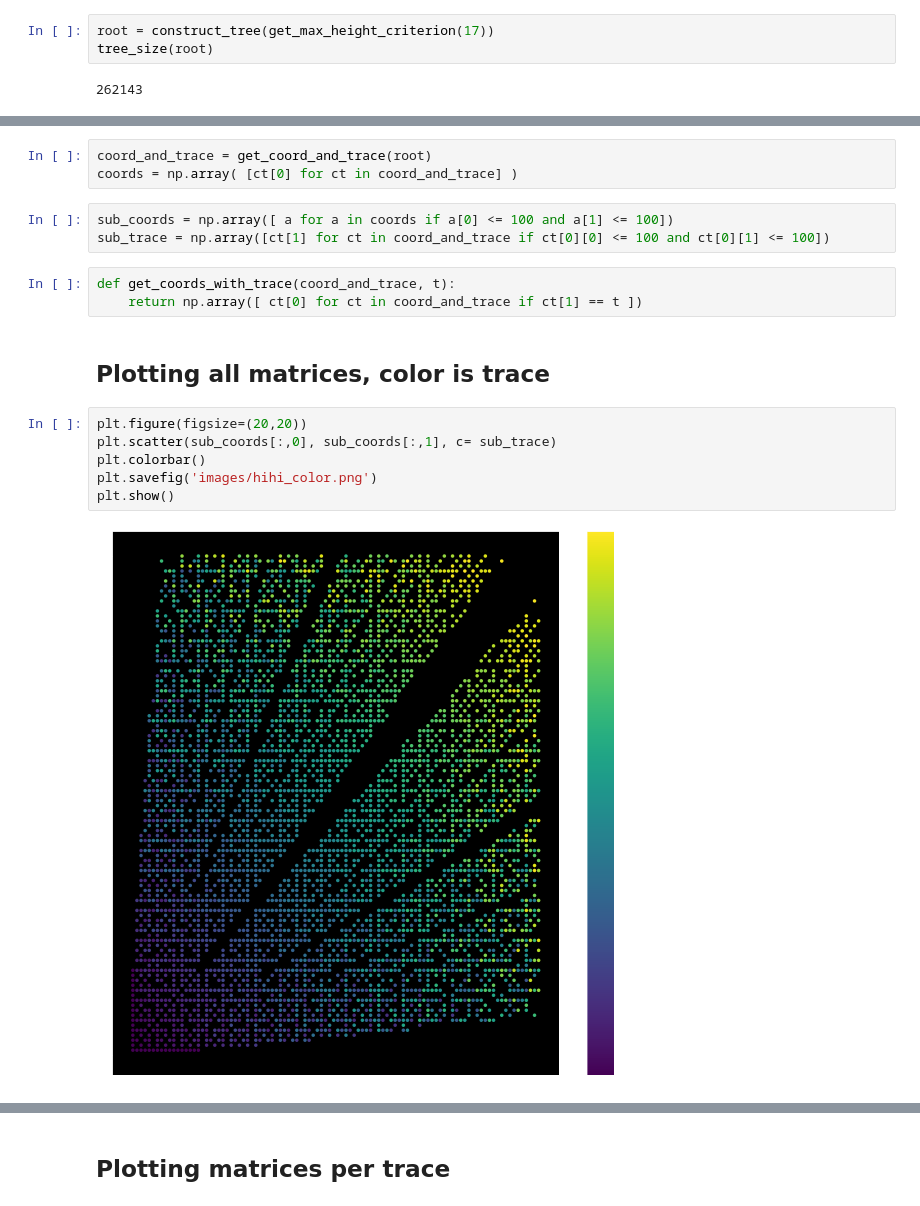
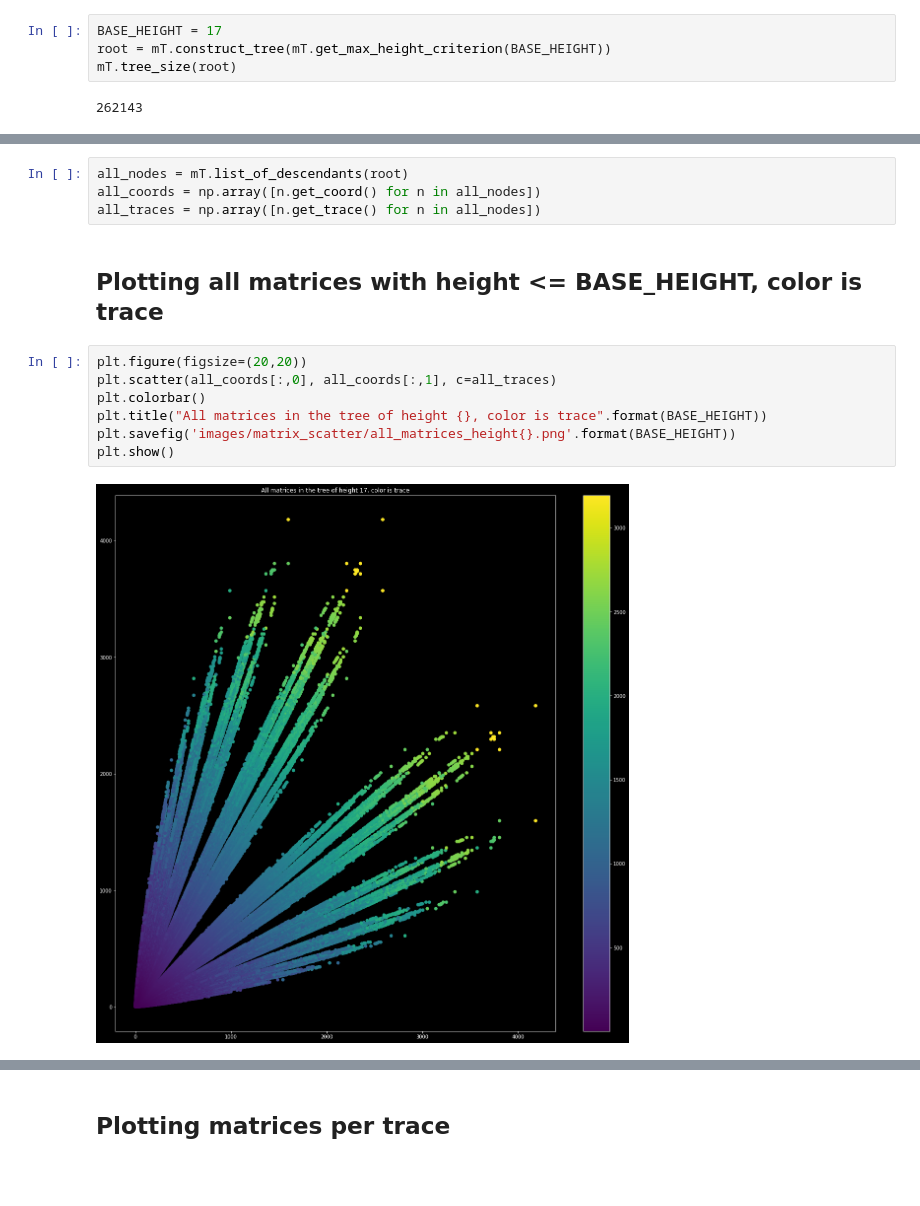
Before and after one commit to tcosmo/groupeModulaire, a Jupyter notebook: Visu.ipynb, the cells around one changed output, grey strips where cells are left out. Drawn from its saved outputs; the diff is of its cells as text; blank space fills up the shorter version.

```diff
--- a/Visu.ipynb
+++ b/Visu.ipynb
@@ -112,7 +16,8 @@ def get_max_height_criterion(max_height):
 # %% [markdown]
 # Running
 # %%
-root = construct_tree(get_max_height_criterion(17))
-tree_size(root)
+BASE_HEIGHT = 17
+root = mT.construct_tree(mT.get_max_height_criterion(BASE_HEIGHT))
+mT.tree_size(root)
 # %% [output]
 262143
@@ -128,19 +24,15 @@ def get_coord_and_trace(node):
-# %%
-coord_and_trace = get_coord_and_trace(root)
-coords = np.array( [ct[0] for ct in coord_and_trace] )
-# %%
-sub_coords = np.array([ a for a in coords if a[0] <= 100 and a[1] <= 100])
-sub_trace = np.array([ct[1] for ct in coord_and_trace if ct[0][0] <= 100 and ct[0][1] <= 100])
-# %%
-def get_coords_with_trace(coord_and_trace, t):
-    return np.array([ ct[0] for ct in coord_and_trace if ct[1] == t ])
+# %%
+all_nodes = mT.list_of_descendants(root)
+all_coords = np.array([n.get_coord() for n in all_nodes])
+all_traces = np.array([n.get_trace() for n in all_nodes])
 # %% [markdown]
-## Plotting all matrices, color is trace
+## Plotting all matrices with height <= BASE_HEIGHT, color is trace
 # %%
 plt.figure(figsize=(20,20))
-plt.scatter(sub_coords[:,0], sub_coords[:,1], c= sub_trace)
+plt.scatter(all_coords[:,0], all_coords[:,1], c=all_traces)
 plt.colorbar()
-plt.savefig('images/hihi_color.png')
+plt.title("All matrices in the tree of height {}, color is trace".format(BASE_HEIGHT))
+plt.savefig('images/matrix_scatter/all_matrices_height{}.png'.format(BASE_HEIGHT))
 plt.show()
 # %% [output]
-[figure, old version]
+[figure, new version]
```
Also changed, not shown: parts of 60 cells of this notebook, 51 other files.
